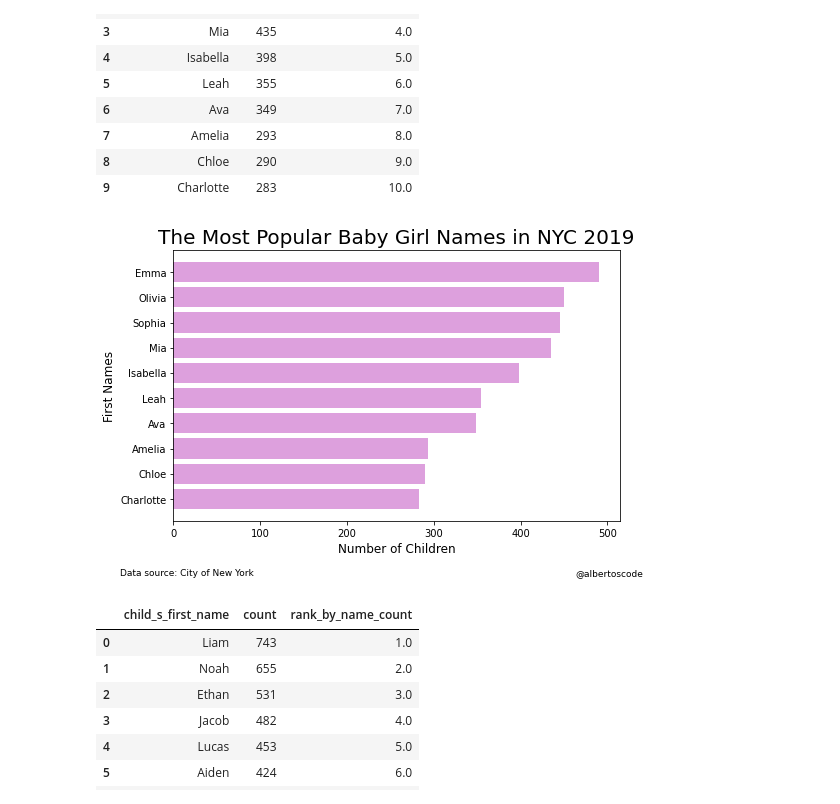
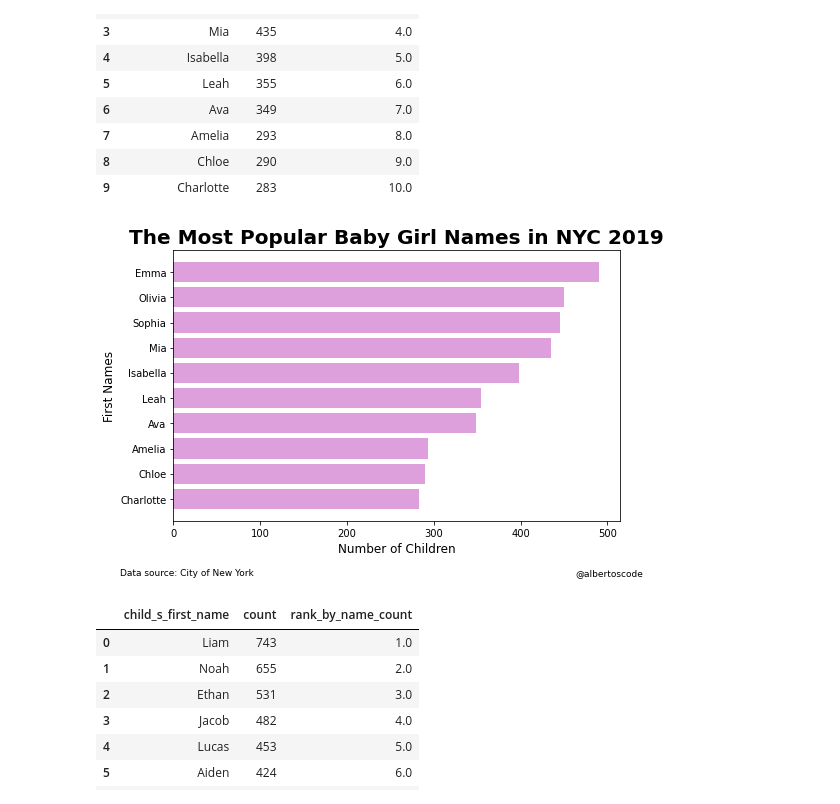
Before and after one commit to albertoscode/babyNamesNYC2019, a Jupyter notebook: charts.ipynb, the cells around one changed output. Saved outputs shown, nothing was run; the diff lists cells and outputs as text; code cells hidden in the pictures.

```diff
--- a/charts.ipynb
+++ b/charts.ipynb
@@ -25,29 +25,36 @@ y_female = df_female["child_s_first_name"]
 # %%
 fig, ax = plt.subplots(figsize=(8, 5))
 
-ax.barh(y_female, x_female, color = "plum")
+ax.barh(y_female, x_female,
+        color = "plum")
 
 ax.invert_yaxis()
 
-ax.set_xlabel("Number of Children", fontsize=12)
+ax.set_xlabel("Number of Children",
+              fontsize=12)
 
-ax.set_ylabel("First Names", fontsize=12)
+ax.set_ylabel("First Names",
+              fontsize=12)
 
-ax.set_title("The Most Popular Baby Girl Names in NYC 2019", fontsize=20)
+ax.set_title("The Most Popular Baby Girl Names in NYC 2019",
+             fontsize=20,
+             fontweight="bold")
 
-plt.annotate('Data source: City of New York',
+plt.annotate("Data source: City of New York",
             xy = (-0.12, -0.20),
-            xycoords='axes fraction',
+            xycoords="axes fraction",
             fontsize=9)
 
-plt.annotate('@albertoscode',
+plt.annotate("@albertoscode",
             xy = (.90, -0.20),
-            xycoords='axes fraction',
+            xycoords="axes fraction",
             fontsize=9)
 
-plt.savefig("babyGirlNamesChart.jpg", dpi=150,bbox_inches='tight')
+plt.savefig("babyGirlNamesChart.jpg",
+            dpi=150,
+            bbox_inches="tight")
 
 plt.show()
 # %% [output]
-[figure, old version]
+[figure, new version]
 # %%
```
Also changed, not shown: parts of 3 cells of this notebook, 2 other files.
